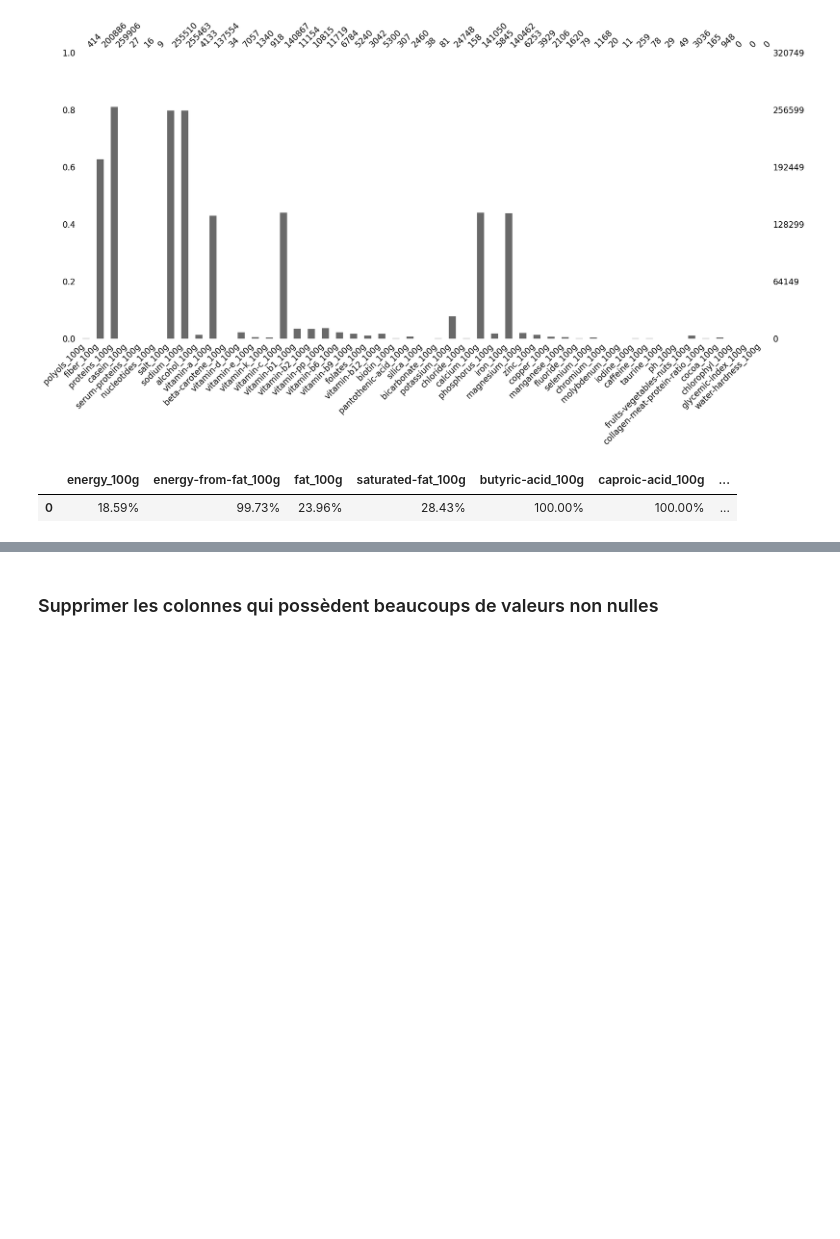
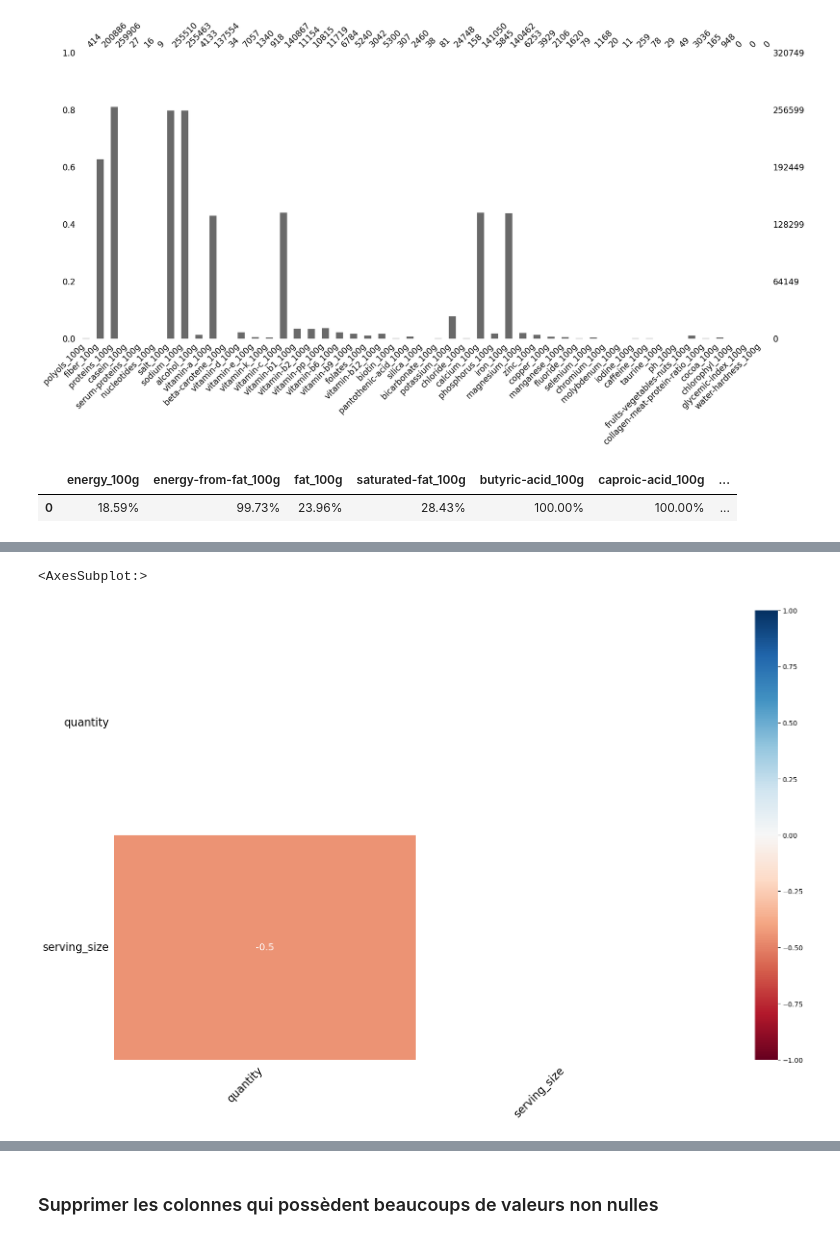
Before and after one commit to kevin-EK/Concevez-une-application-au-service-de-la-sant-publique, a Jupyter notebook: P3 Sélection de variable & Feature Engenering Brouillon .ipynb, the cells around one changed output, grey strips where cells are left out. Saved outputs shown, nothing was run; the diff lists cells and outputs as text; code cells hidden in the pictures; blank space fills up the shorter version.

Commit message:
finir (quantity serving_size)

```diff
--- a/P3 Sélection de variable & Feature Engenering Brouillon .ipynb
+++ b/P3 Sélection de variable & Feature Engenering Brouillon .ipynb
@@ -629,0 +670,5 @@ len(colgarder)
+# %%
+msno.heatmap(df_openfoodfacts[['quantity','serving_size']])
+# %% [output]
+<AxesSubplot:>
+[figure, added]
```
Also changed, not shown: parts of 36 cells of this notebook.
